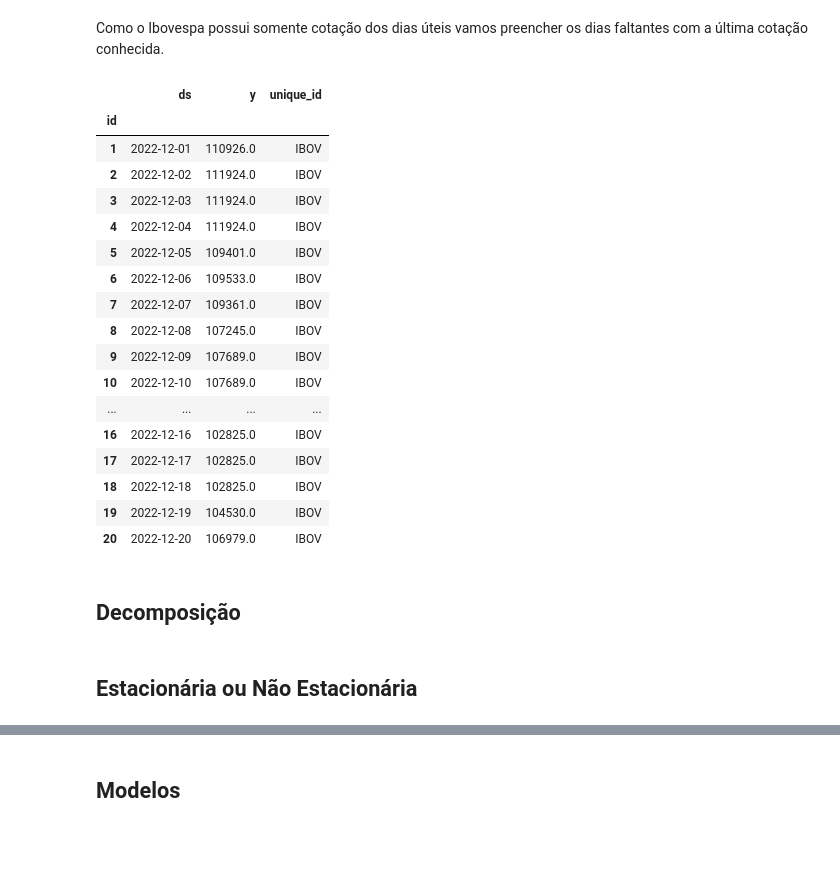
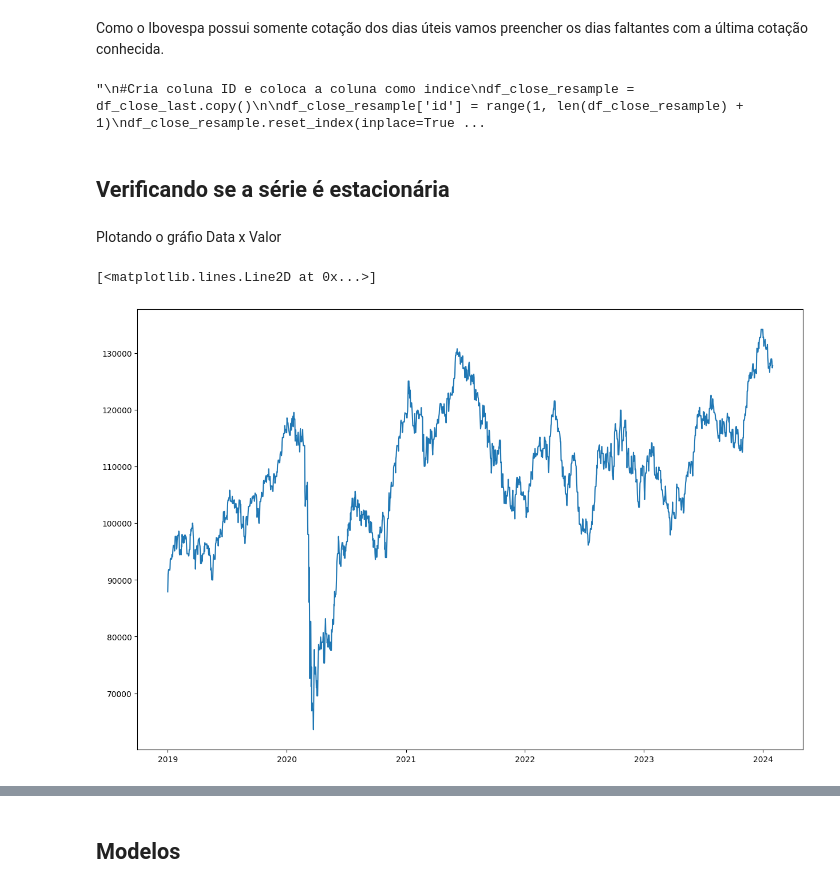
Before and after one commit to iharary/Fiap_Tech_Challenge_02, a Jupyter notebook: notebooks/IBOV.ipynb, the cells around one changed output, grey strips where cells are left out. Cells and saved outputs as stored; diff of their text form; code cells hidden in the pictures; blank space fills up the shorter version.

```diff
--- a/notebooks/IBOV.ipynb
+++ b/notebooks/IBOV.ipynb
@@ -64,9 +73,14 @@ df_close.head()
 Como o Ibovespa possui somente cotação dos dias úteis vamos preencher os dias faltantes com a última cotação conhecida.
 # %%
 #Criar datas faltantes repetindo o valor ultima data conhecida
-df_close_resample = df_close
-df_close_resample = df_close_resample.resample('D').ffill()
-df_close_resample = df_close_resample[df_close_resample.index >= inicio]
+df_close_last = df_close
+df_close_last = df_close_last.resample('D').ffill()
+df_close_last = df_close_last[df_close_last.index >= inicio]
+
+
+'''
+#Cria coluna ID e coloca a coluna como indice
+df_close_resample = df_close_last.copy()
 
 df_close_resample['id'] = range(1, len(df_close_resample) + 1)
 df_close_resample.reset_index(inplace=True)
@@ -80,26 +94,16 @@ df_close_resample['unique_id'] = 'IBOV'
 
 
 df_close_resample.head(20)
+'''
 # %% [output]
-|  | ds | y | unique_id |
-| id |  |  |  |
-| 1 | 2022-12-01 | 110926.0 | IBOV |
-| 2 | 2022-12-02 | 111924.0 | IBOV |
-| 3 | 2022-12-03 | 111924.0 | IBOV |
-| 4 | 2022-12-04 | 111924.0 | IBOV |
-| 5 | 2022-12-05 | 109401.0 | IBOV |
-| 6 | 2022-12-06 | 109533.0 | IBOV |
-| 7 | 2022-12-07 | 109361.0 | IBOV |
-| 8 | 2022-12-08 | 107245.0 | IBOV |
-| 9 | 2022-12-09 | 107689.0 | IBOV |
-| 10 | 2022-12-10 | 107689.0 | IBOV |
-| ... | ... | ... | ... |
-| 16 | 2022-12-16 | 102825.0 | IBOV |
-| 17 | 2022-12-17 | 102825.0 | IBOV |
-| 18 | 2022-12-18 | 102825.0 | IBOV |
-| 19 | 2022-12-19 | 104530.0 | IBOV |
-| 20 | 2022-12-20 | 106979.0 | IBOV |
+"\n#Cria coluna ID e coloca a coluna como indice\ndf_close_resample = df_close_last.copy()\n\ndf_close_resample['id'] = range(1, len(df_close_resample) + 1)\ndf_close_resample.reset_index(inplace=True ...
-# %% [markdown]
-## Decomposição
-# %% [markdown]
-## Estacionária ou Não Estacionária
+# %% [markdown]
+## Verificando se a série é estacionária
+# %% [markdown]
+Plotando o gráfio Data x Valor
+# %%
+plt.figure(figsize=(15, 10))
+plt.plot(df_close_last.index, df_close_last.Close)
+# %% [output]
+[<matplotlib.lines.Line2D at 0x...>]
+[figure, added]
```
Also changed, not shown: parts of 42 cells of this notebook, 1 other file.
